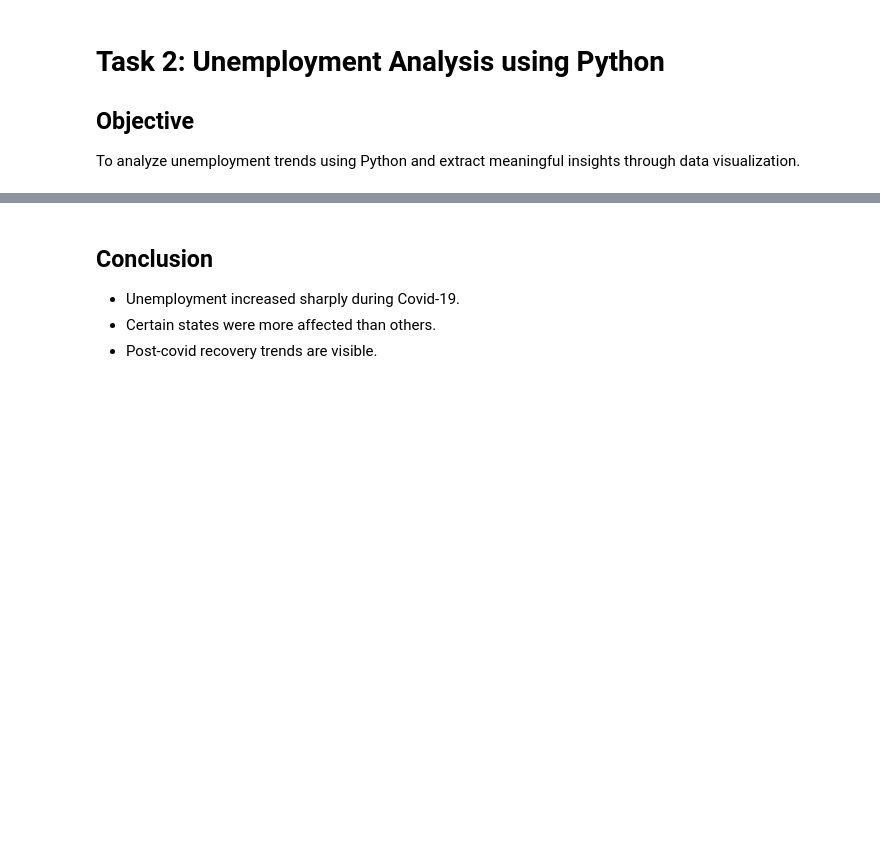
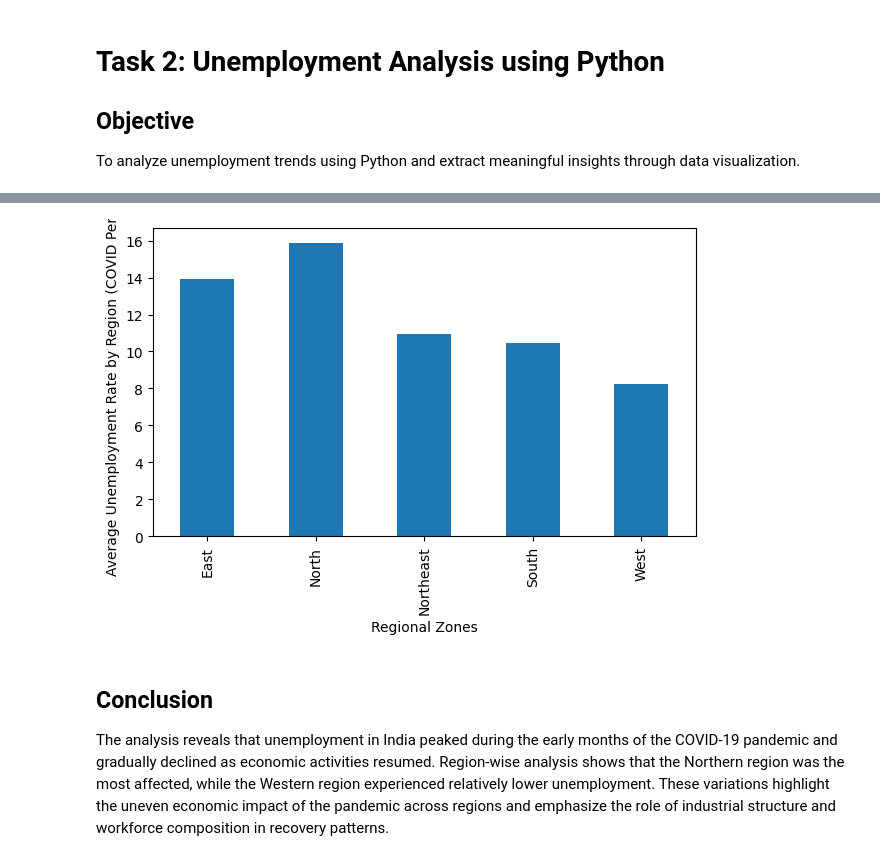
Before and after one commit to PatelNik8/OIBSIP, a Jupyter notebook: notebooks/task2_unemployment_analysis.ipynb, the cells around one changed output, grey strips where cells are left out. Drawn from its saved outputs; the diff is of its cells as text; code cells hidden in the pictures; blank space fills up the shorter version.

```diff
--- a/notebooks/task2_unemployment_analysis.ipynb
+++ b/notebooks/task2_unemployment_analysis.ipynb
@@ -29,0 +156,3 @@ Covid impact analysis
+# %%
+zone_unemp = df.groupby('Region.1')['Estimated Unemployment Rate (%)'].mean()
+zone_unemp
@@ -30,5 +167,11 @@ Covid impact analysis
+# %%
+plt.figure(figsize=(7,4))
+zone_unemp.plot(kind='bar')
+plt.xlabel('Regional Zones')
+plt.ylabel('Average Unemployment Rate by Region (COVID Period)')
+plt.show()
+# %% [output]
+[figure, added]
 # %% [markdown]
 ## Conclusion
-- Unemployment increased sharply during Covid-19.
-- Certain states were more affected than others.
-- Post-covid recovery trends are visible.
+The analysis reveals that unemployment in India peaked during the early months of the COVID-19 pandemic and gradually declined as economic activities resumed. Region-wise analysis shows that the Northern region was the most affected, while the Western region experienced relatively lower unemployment. These variations highlight the uneven economic impact of the pandemic across regions and emphasize the role of industrial structure and workforce composition in recovery patterns.
```
Also changed, not shown: parts of 17 cells of this notebook, 2 other files.
